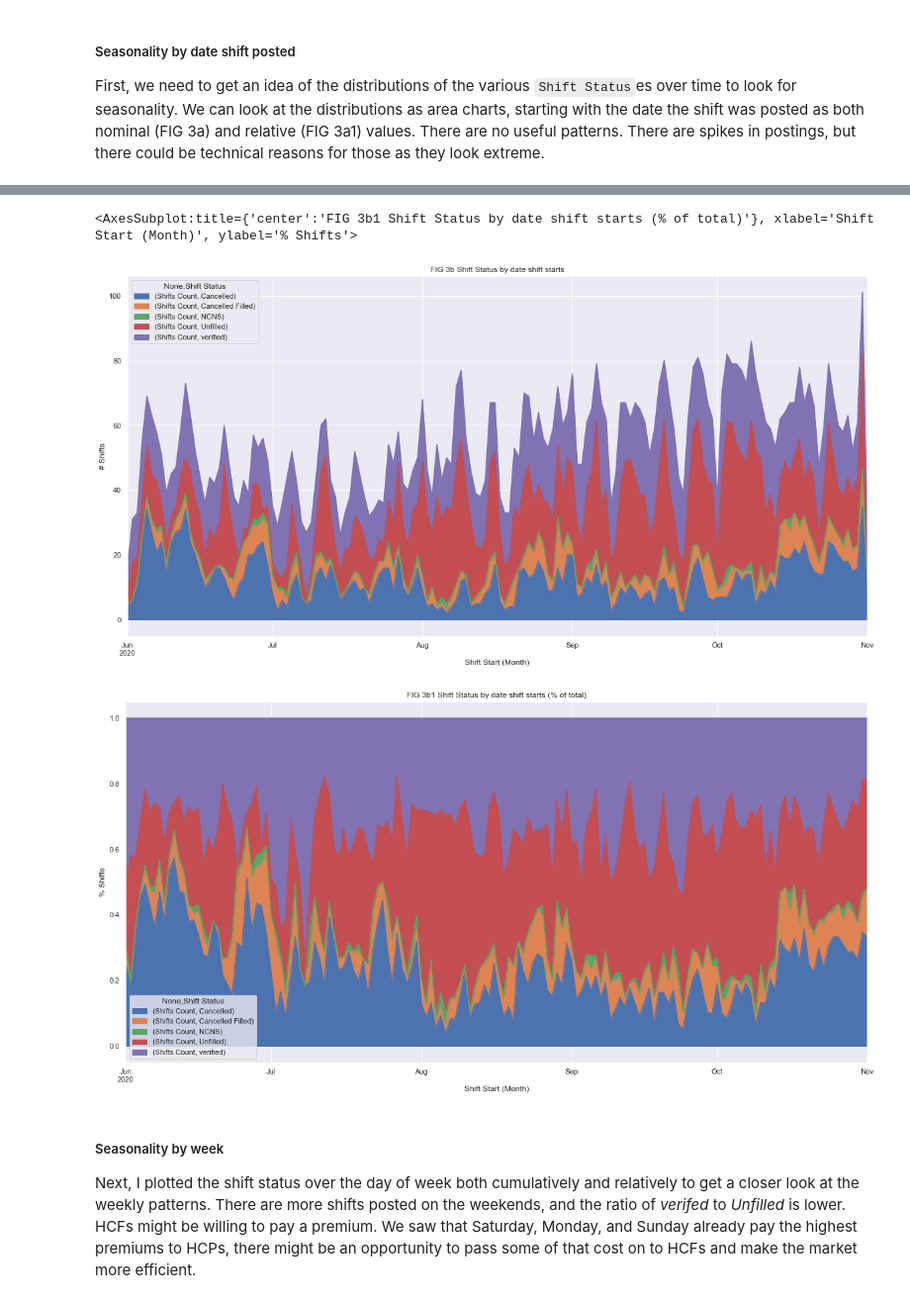
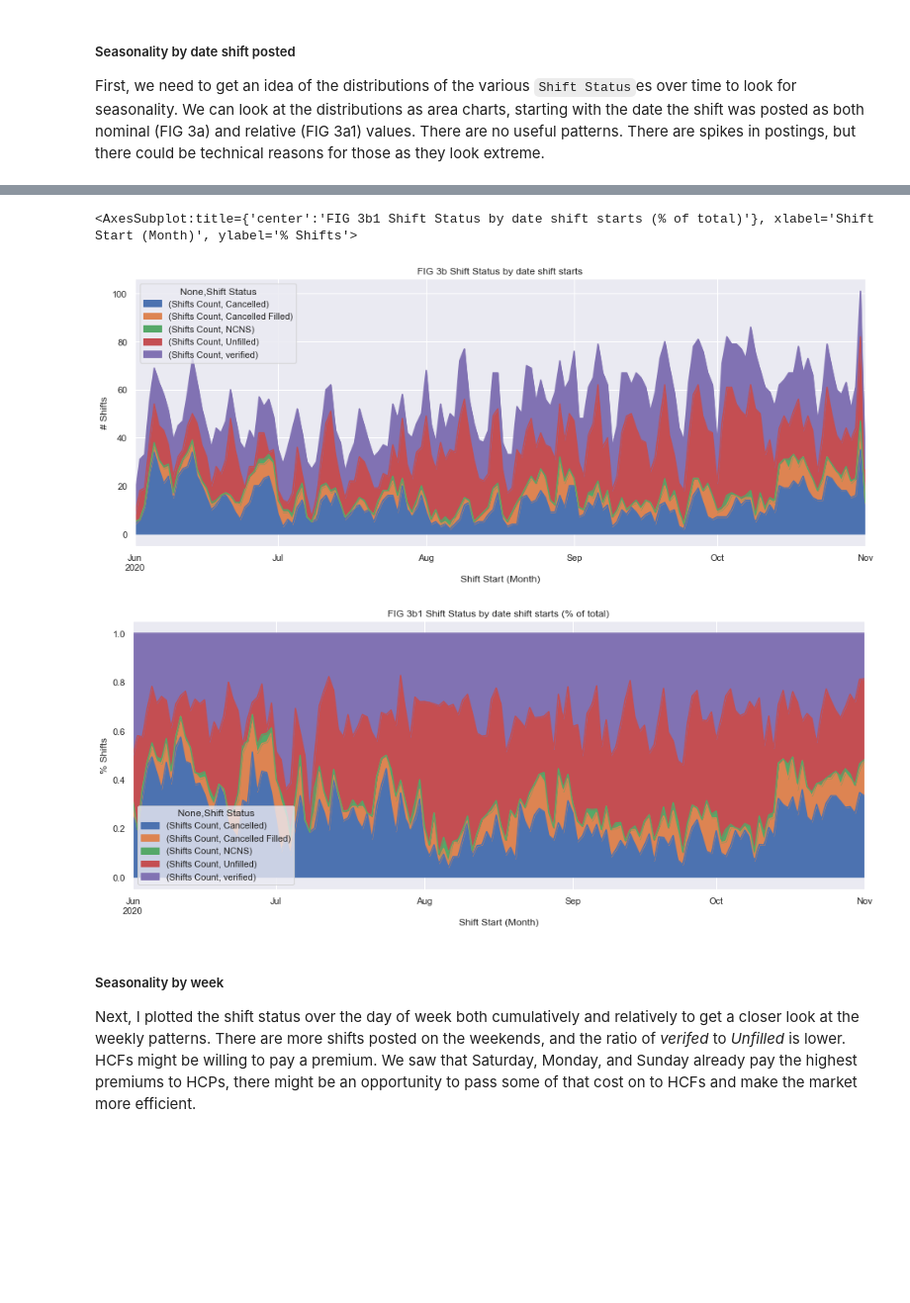
Before and after one commit to bootstrapt/clipboard-health-wbd-notebook, a Jupyter notebook: pricing_wbd.ipynb, the cells around one changed output, grey strips where cells are left out. Shown at 99% size. Drawn from its saved outputs; the diff is of its cells as text; code cells hidden in the pictures; blank space fills up the shorter version.

```diff
--- a/pricing_wbd.ipynb
+++ b/pricing_wbd.ipynb
@@ -241,9 +242,9 @@ for c in category_columns:
 
 # FIG 2
 ## create translation dict {agent_type: mode charge_rate_hourly} (see references [2] for source of mode equation)
-mode_crh_by_hcp = dict(tr_shift_data.query('hcp_id != ""').groupby('hcp_id')['charge_rate_hourly'].agg(lambda x: scipy.stats.mode(x)[0]).round(2))
+mode_crh_by_hcp = dict(tr_shift_data.query('hcp_id != ""').groupby('hcp_id')['charge_rate_hourly'].agg(lambda x: stats.mode(x)[0]).round(2))
 mode_crh_by_hcp[''] = 0
-mode_crh_by_hcp_hcf = dict(tr_shift_data.query('hcp_id != ""').groupby(['hcp_id', 'hcf_id'])['charge_rate_hourly'].agg(lambda x: scipy.stats.mode(x)[0]).round(2))
+mode_crh_by_hcp_hcf = dict(tr_shift_data.query('hcp_id != ""').groupby(['hcp_id', 'hcf_id'])['charge_rate_hourly'].agg(lambda x: stats.mode(x)[0]).round(2))
 mode_crh_by_hcp_hcf[''] = 0
 
 ## add columns with mean/mode charge rates (for verified shift calulated by agent type)
@@ -554,16 +556,16 @@ To get a visualization of seasonality by when shifts are actually worked, I plot
 # %%
 # FIG 3b Shift Status by date shift starts
 shift_status_by_day = tr_shift_data[['Shift Start (Month)', 'Shift Status']].value_counts().rename('Shifts Count').to_frame()
 shift_status_by_day_pt = shift_status_by_day.pivot_table(index=['Shift Start (Month)'], columns=['Shift Status'], values=['Shifts Count'], aggfunc=np.sum).fillna(0.0).apply(np.int64)
-shift_status_by_day_pt.plot.area(figsize=(20,10), ylabel='# Shifts', title='FIG 3b Shift Status by date shift starts')
+shift_status_by_day_pt.plot.area(figsize=(16, 6), ylabel='# Shifts', title='FIG 3b Shift Status by date shift starts')
 
 # FIG 3b1 Shift Status by date (% of total)
 shift_status_by_day_pt = shift_status_by_day_pt.divide(shift_status_by_day_pt.sum(axis=1), axis=0)
-shift_status_by_day_pt.plot.area(figsize=(20,10), ylabel='% Shifts', title='FIG 3b1 Shift Status by date shift starts (% of total)')
+shift_status_by_day_pt.plot.area(figsize=(16, 6), ylabel='% Shifts', title='FIG 3b1 Shift Status by date shift starts (% of total)')
 # %% [output]
 <AxesSubplot:title={'center':'FIG 3b1 Shift Status by date shift starts (% of total)'}, xlabel='Shift Start (Month)', ylabel='% Shifts'>
-[figure, old version]
+[figure, new version]
-[figure, old version]
+[figure, new version]
 # %% [markdown]
 ##### Seasonality by week
 
```
Also changed, not shown: parts of 13 cells of this notebook.
